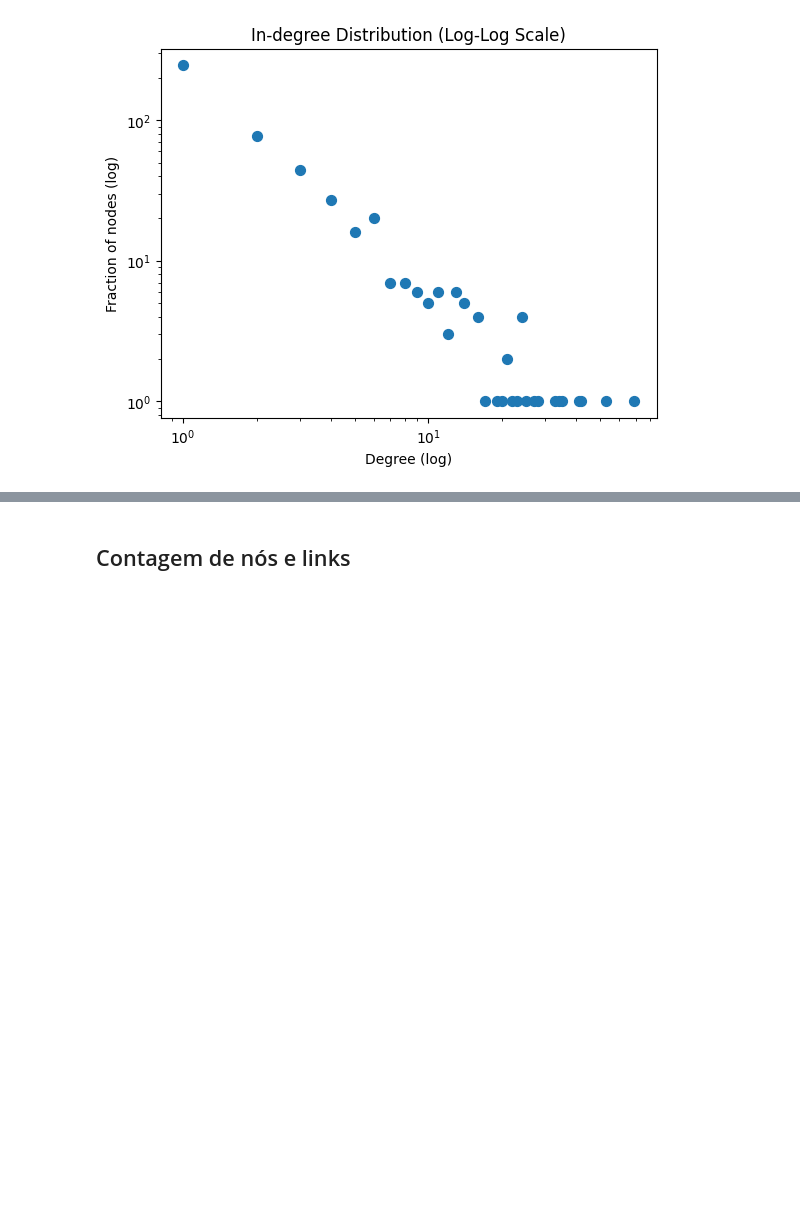
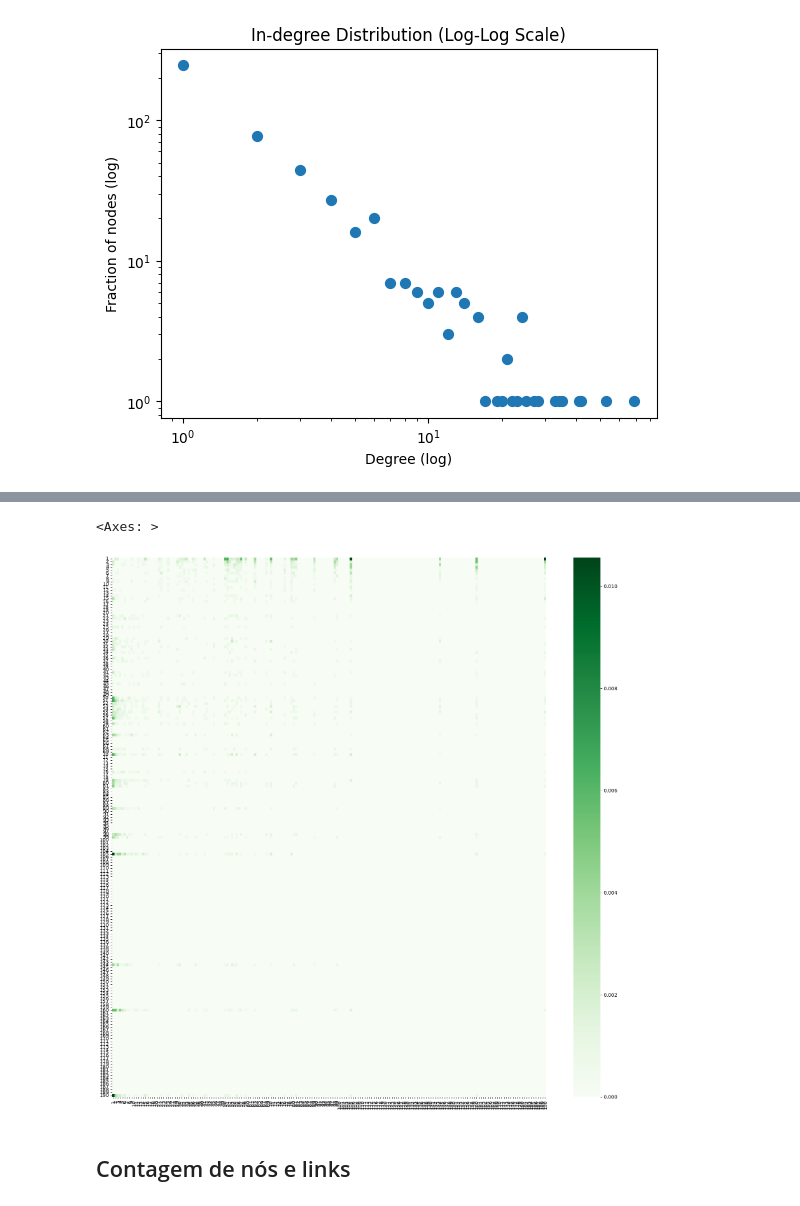
Before and after one commit to gondimjoaom/mo412-projetofinal, a Jupyter notebook: graph_all.ipynb, the cells around one changed output, grey strips where cells are left out. Cells and saved outputs as stored; diff of their text form; code cells hidden in the pictures; blank space fills up the shorter version.

```diff
--- a/graph_all.ipynb
+++ b/graph_all.ipynb
@@ -206,3 +245,10 @@ plt.show()
+# %%
+fig, ax = plt.subplots(figsize=(20,20))
+
+sns.heatmap(deg_corr_matrix, cmap="Greens", xticklabels=range(1, 191), yticklabels=range(1, 191))
+# %% [output]
+<Axes: >
+[figure, added]
 # %% [markdown]
 ## Contagem de nós e links
 # %%
```
Also changed, not shown: parts of 23 cells of this notebook.
